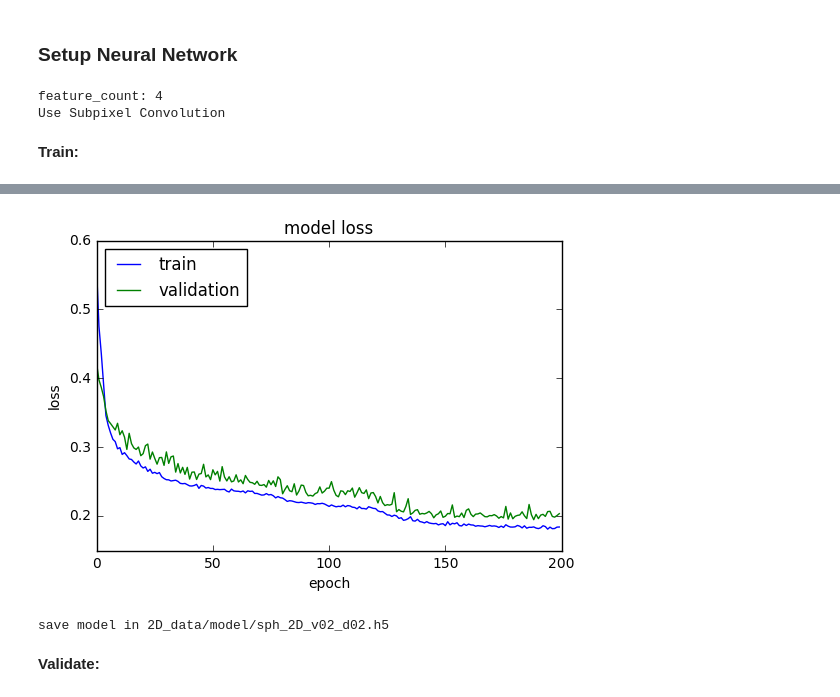
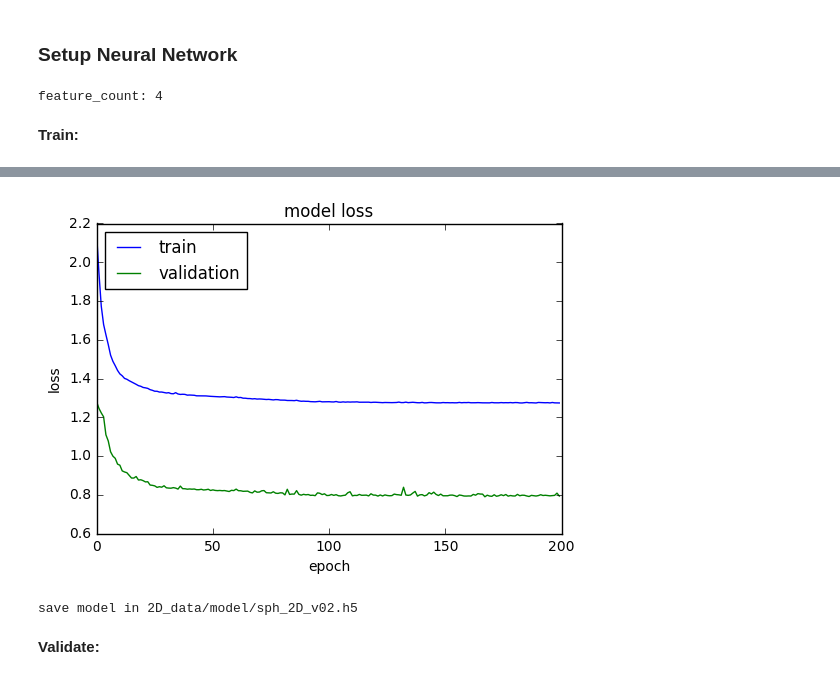
Before and after one commit to senliontec/NeuralParticles, a Jupyter notebook: Neural Particles 2D.ipynb, the cells around one changed output, grey strips where cells are left out. Drawn from its saved outputs; the diff is of its cells as text; code cells hidden in the pictures.

Commit message:
tested again all versions, small improvements in version system

```diff
--- a/Neural Particles 2D.ipynb
+++ b/Neural Particles 2D.ipynb
@@ -166,10 +201,11 @@ import datetime
 
 manta_loc = "2D_SPH/"
 
-data_version = 2
-data_param = data_version_param[data_version]
+version = 3
+version_combi = version_combi_param[version]
+data_param = data_version_param[version_combi.data]
 
-nn_param = nn_version_param[data_param.nn_version]
+nn_param = nn_version_param[version_combi.nn]
 
 data_loc = "2D_data/"
 src = "lowres"
@@ -199,8 +235,8 @@ createFolder(data_loc+"patches/"+ref)
 createFolder(data_loc+"result")
 createFolder(data_loc+"screenshots")
 
-src_prefix = "%s%s/%s_v%02d" % (data_loc, src, data_param.prefix, data_version)
-ref_prefix = "%s%s/ref_%s_v%02d" % (data_loc, ref, data_param.prefix, data_version)
+src_prefix = "%s%s/%s_v%02d" % (data_loc, src, data_param.prefix, version_combi.nn)
+ref_prefix = "%s%s/ref_%s_v%02d" % (data_loc, ref, data_param.prefix, version_combi.data)
 
 def remove_data(path_prefix):
     command = ["rm", path_prefix+"*"]
@@ -238,10 +274,10 @@ import math
 #remove_data(src_prefix)
 
 low_res = data_param.res
-high_patch_size = data_param.patch_size
+high_patch_size = nn_param.patch_size
 factor_2D = 1.
-if not data_param.upres:
-    factor_2D = math.sqrt(data_param.factor)
+if not nn_param.upres:
+    factor_2D = math.sqrt(nn_param.factor)
     low_res = int(low_res/factor_2D)
     high_patch_size = int(high_patch_size*factor_2D)
 
@@ -495,9 +558,9 @@ QThread: Destroyed while thread is still running
 # %%
 from dataset import Dataset
 
-src_patches_path = "%spatches/%s/%s_v%02d" % (data_loc, src, data_param.prefix, data_version) + "_d%03d" + "_%03d"
+src_patches_path = "%spatches/%s/%s_v%02d" % (data_loc, src, data_param.prefix, version_combi.nn) + "_d%03d" + "_%03d"
 print(src_patches_path)
-ref_patches_path = "%spatches/%s/ref_%s_v%02d" % (data_loc, ref, data_param.prefix, data_version) + "_d%03d" + "_%03d"
+ref_patches_path = "%spatches/%s/ref_%s_v%02d" % (data_loc, ref, data_param.prefix, version_combi.nn) + "_d%03d" + "_%03d"
 print(ref_patches_path)
 
 train_data = Dataset(src_patches_path, ref_patches_path,
@@ -524,7 +587,7 @@ from keras_utils.subpixel import *
 
 feature_cnt = train_data.data.shape[3]
 print("feature_count: %d" % feature_cnt)
-input_shape = (data_param.patch_size, data_param.patch_size, feature_cnt)
+input_shape = (nn_param.patch_size, nn_param.patch_size, feature_cnt)
 output_shape = (high_patch_size, high_patch_size, 1)
 
 model = Sequential()
@@ -537,9 +600,10 @@ model.add(keras.layers.Conv2D(filters=3, kernel_size=3,
                               strides=1, activation='tanh', padding='same'))
 #model.add( keras.layers.BatchNormalization() )
 
-model.add(Dense(units=64))
+?#model.add(Dense(units=nn_param.dense_cnt))
+
 model.add(Activation('tanh'))
-model.add( keras.layers.Dropout(0.5) )
+model.add( keras.layers.Dropout(nn_param.drop_out) )
 
 if nn_param.use_spc:
     print("Use Subpixel Convolution")
@@ -553,7 +617,6 @@ else:
 model.compile( loss='mse', optimizer=keras.optimizers.adam(lr=nn_param.learning_rate))
 # %% [output]
 feature_count: 4
-Use Subpixel Convolution
 # %% [markdown]
 **Train:**
 # %%
@@ -582,7 +645,7 @@ plt.xlabel('epoch')
 plt.legend(['train', 'validation'], loc='upper left')
 plt.show()
 
-model_path = '%smodel/%s_v%02d_d%02d.h5' % (data_loc, data_param.prefix, data_param.nn_version, data_version)
+model_path = '%smodel/%s_v%02d.h5' % (data_loc, data_param.prefix, version)
 print("save model in %s" % model_path)
 model.save(model_path)
 # %% [output]
@@ -606,5 +669,5 @@ model.save(model_path)
-[figure, old version]
+[figure, new version]
-save model in 2D_data/model/sph_2D_v02_d02.h5
+save model in 2D_data/model/sph_2D_v02.h5
 # %% [markdown]
 **Validate:**
 # %%
```
Also changed, not shown: parts of 20 cells of this notebook, 1 other file.
